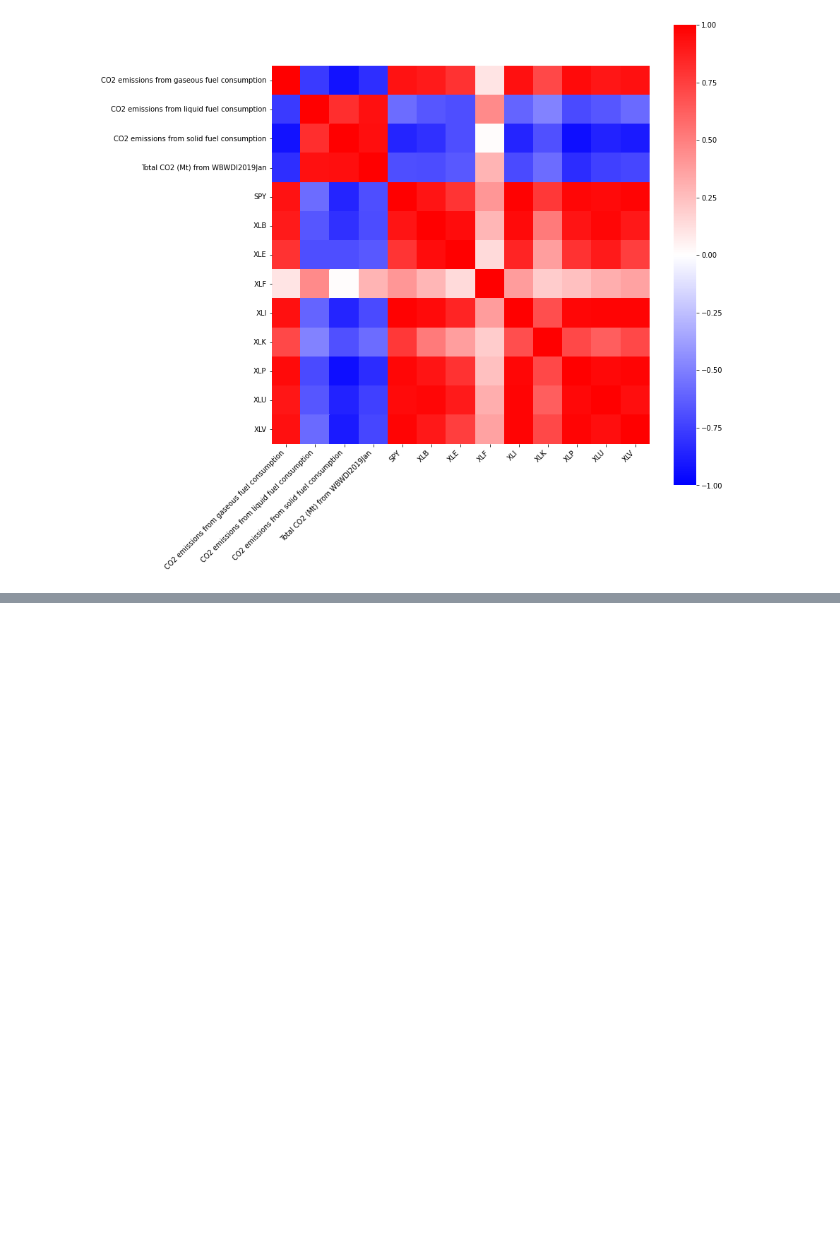
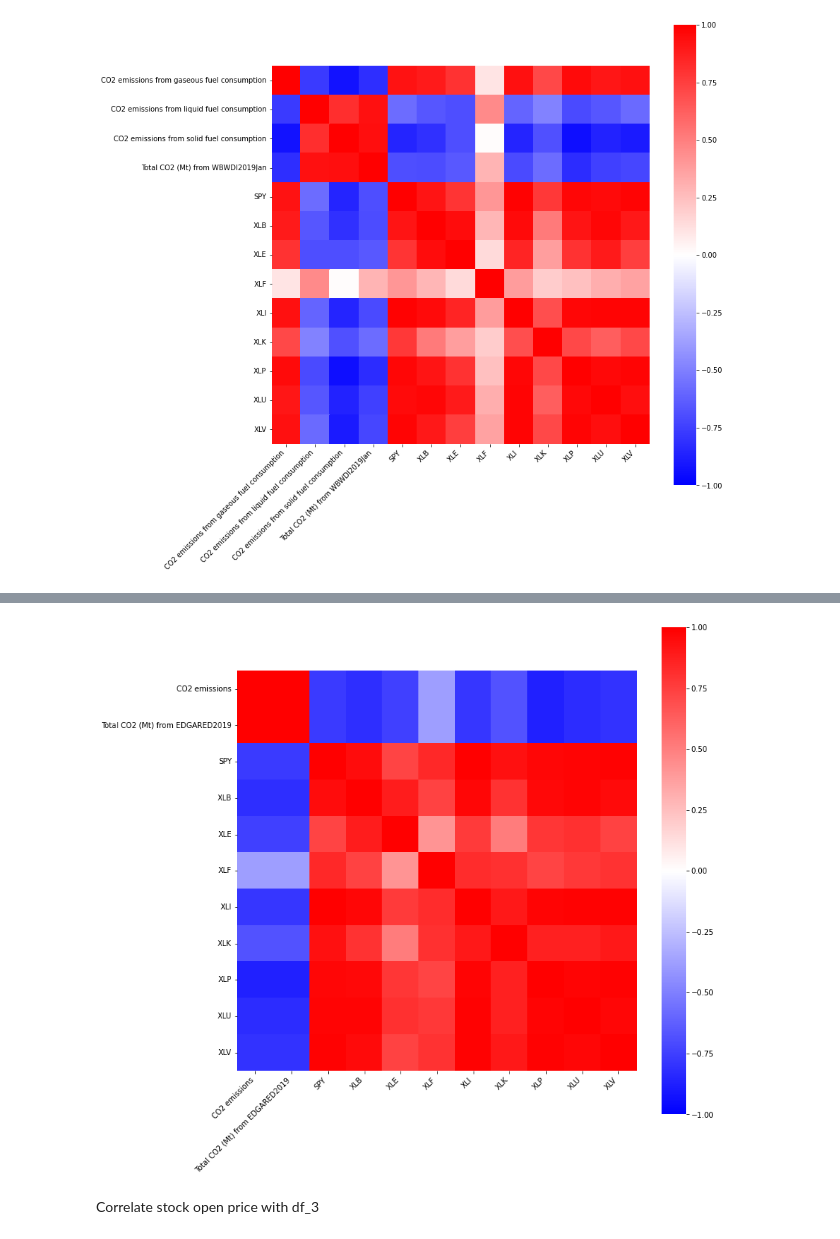
Before and after one commit to qixuan-code/2021_TAMU, a Jupyter notebook: ENVIRONMENT_DATA_ATLAS1.ipynb, the cells around one changed output, grey strips where cells are left out. Saved outputs shown, nothing was run; the diff lists cells and outputs as text; code cells hidden in the pictures; blank space fills up the shorter version.

```diff
--- a/ENVIRONMENT_DATA_ATLAS1.ipynb
+++ b/ENVIRONMENT_DATA_ATLAS1.ipynb
@@ -256,0 +293,23 @@ plt.show()
+# %%
+b = pd.merge(df_2,ETF_summary, left_on='Year', right_on='YEAR')
+del b['YEAR']
+del b['Year']
+# %%
+corr = b.corr()
+plt.figure(figsize=(12, 12))
+ax = sns.heatmap(
+    corr,
+    vmin=-1, vmax=1, center=0, cmap = 'bwr',
+    square=True
+)
+ax.set_xticklabels(
+    ax.get_xticklabels(),
+    rotation=45,
+    horizontalalignment='right'
+);
+
+plt.show()
+# %% [output]
+[figure, added]
+# %% [markdown]
+Correlate stock open price with df_3
```
Also changed, not shown: parts of 19 cells of this notebook.
